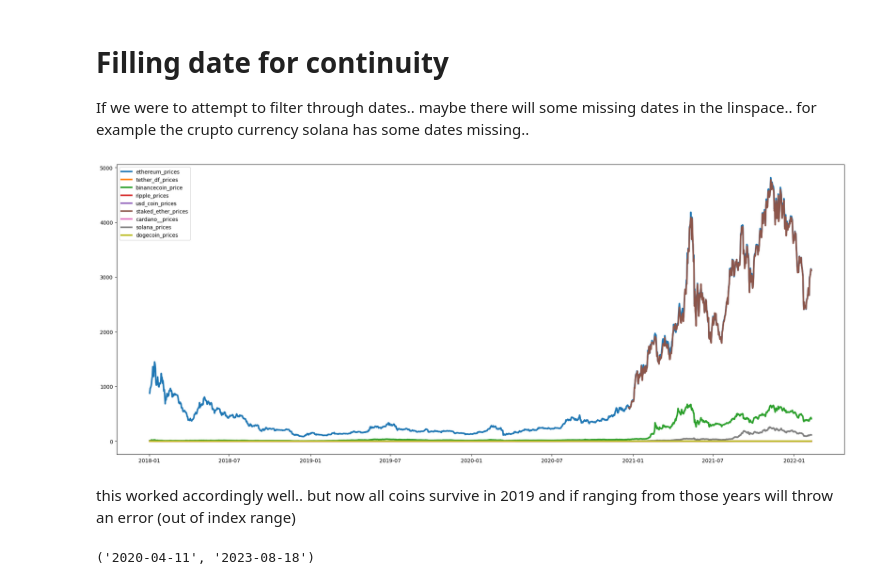
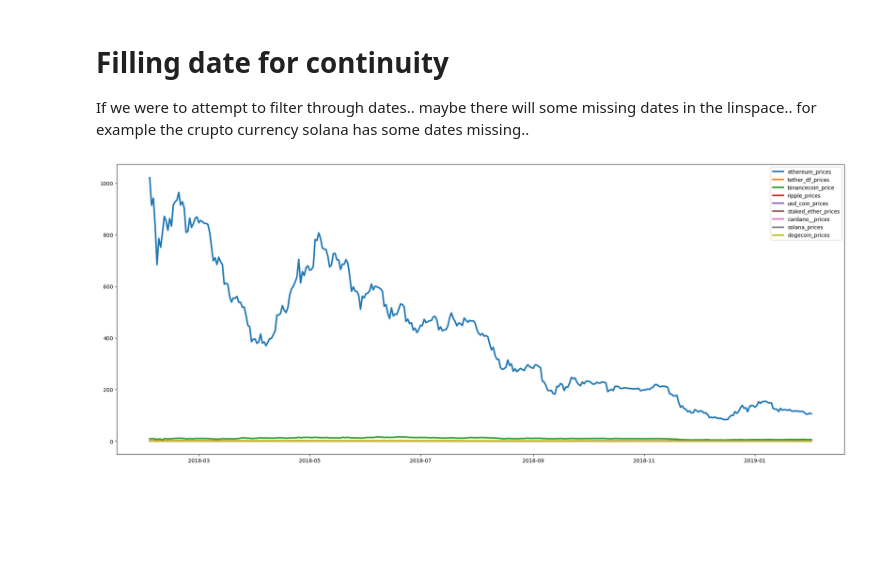
Before and after one commit to someonefrom93/PIDA_J_DIEGO, a Jupyter notebook: eda_gecko.ipynb, the cells around one changed output. Cells and saved outputs as stored; diff of their text form; code cells hidden in the pictures; blank space fills up the shorter version.

```diff
--- a/eda_gecko.ipynb
+++ b/eda_gecko.ipynb
@@ -846,9 +841,9 @@ dogecoin_prices         0.05
 dates                   0.00
 dtype: float64
 # %%
-def plot_range_price(columns:list, start_date:str, periods:int):
+def plot_range_price(data_frame:pd.DataFrame, columns:list, start_date:str, periods:int):
 
-    return (date_linspace.set_index("dates")
+    return (data_frame.set_index("dates")
                         # Filtering settings
                     .loc[pd.date_range(start=start_date, periods=periods, freq='D'),
                             columns
@@ -872,15 +867,9 @@ Index(['dates', 'bitcoin_prices', 'ethereum_prices', 'tether_df_prices',
 
 If we were to attempt to filter through dates.. maybe there will some missing dates in the linspace.. for example the crupto currency solana has some dates missing..
 # %%
-plot_range_price(columns=['ethereum_prices', 'tether_df_prices',
-       'binancecoin_price', 'ripple_prices', 'usd_coin_prices',
-       'staked_ether_prices', 'cardano__prices', 'solana_prices',
-       'dogecoin_prices'], start_date="2018-01-02", periods=1500);
+plot_range_price(date_linspace,columns=['ethereum_prices', 'tether_df_prices',
+        'binancecoin_price', 'ripple_prices', 'usd_coin_prices',
+        'staked_ether_prices', 'cardano__prices', 'solana_prices',
+        'dogecoin_prices'], start_date="2018-02-02", periods=365);
 # %% [output]
-[figure, old version]
+[figure, new version]
-# %% [markdown]
-this worked accordingly well.. but now all coins survive in 2019 and if ranging from those years will throw an error (out of index range)
-# %%
-solana_df["dates"].min(), solana_df["dates"].max()
-# %% [output]
-('2020-04-11', '2023-08-18')
```
Also changed, not shown: parts of 16 cells of this notebook.
